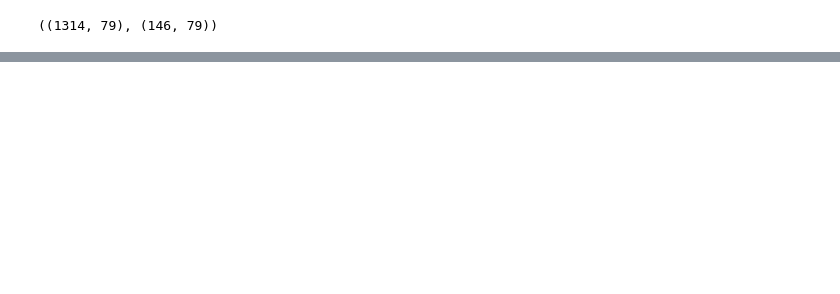
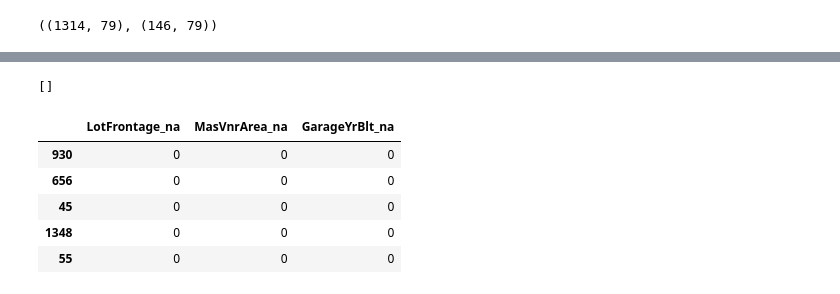
Before and after one commit to chrdlz/deploying-machine-learning-models, a Jupyter notebook: pynotebooks/02-MLPipeline-FeatureEngineering.ipynb, the cells around one changed output, grey strips where cells are left out. Saved outputs shown, nothing was run; the diff lists cells and outputs as text; code cells hidden in the pictures; blank space fills up the shorter version.

Commit message:
num variables missing values

```diff
--- a/pynotebooks/02-MLPipeline-FeatureEngineering.ipynb
+++ b/pynotebooks/02-MLPipeline-FeatureEngineering.ipynb
@@ -73,0 +153,4 @@ X_train.shape, X_test.shape
+# %%
+# replace missing labels with new label 'missing'
+X_train[with_string_missing] = X_train[with_string_missing].fillna('missing')
+X_test[with_string_missing] = X_test[with_string_missing].fillna('missing')
@@ -73,0 +213,7 @@ X_train.shape, X_test.shape
+# %%
+# now let's identify the numerical variables
+
+num_vars = [var for var in X_train.columns if var not in cat_vars and var != 'SalePrice']
+
+# number of numerical variables
+len(num_vars)
@@ -73,0 +222,6 @@ X_train.shape, X_test.shape
+# %%
+# make a list with the numerical variables that contain missing values
+vars_with_na = [var for var in num_vars if X_train[var].isnull().sum() > 0]
+
+# print percentage of missing values per variable
+X_train[vars_with_na].isnull().mean()
@@ -73,0 +233,20 @@ X_train.shape, X_test.shape
+# %%
+# replace missing values as described above
+
+for var in vars_with_na:
+
+    # calculate the mean using a train set
+    mean_val = X_train[var].mean()
+
+    print(var, mean_val)
+
+    # add binary missing indicator (in train and test)
+    X_train[var + '_na'] = np.where(X_train[var].isnull(), 1, 0)
+    X_test[var + '_na'] = np.where(X_test[var].isnull(), 1, 0)
+
+    # replace missing values by the mean (in train and test)
+    X_train[var].fillna(mean_val, inplace=True)
+    X_test[var].fillna(mean_val, inplace=True)
+
+# check that wd have no more missing values in the engineered variables
+X_train[vars_with_na].isnull().sum()
@@ -73,0 +261,16 @@ X_train.shape, X_test.shape
+# %%
+# check that test set does not contain null values in the engineered variables
+
+[var for var in vars_with_na if X_test[var].isnull().sum() > 0]
+# %% [output]
+[]
+# %%
+# check the binary missing indicator variables
+X_train[['LotFrontage_na', 'MasVnrArea_na', 'GarageYrBlt_na']].head()
+# %% [output]
+|  | LotFrontage_na | MasVnrArea_na | GarageYrBlt_na |
+| 930 | 0 | 0 | 0 |
+| 656 | 0 | 0 | 0 |
+| 45 | 0 | 0 | 0 |
+| 1348 | 0 | 0 | 0 |
+| 55 | 0 | 0 | 0 |
```
Also changed, not shown: parts of 16 cells of this notebook.
